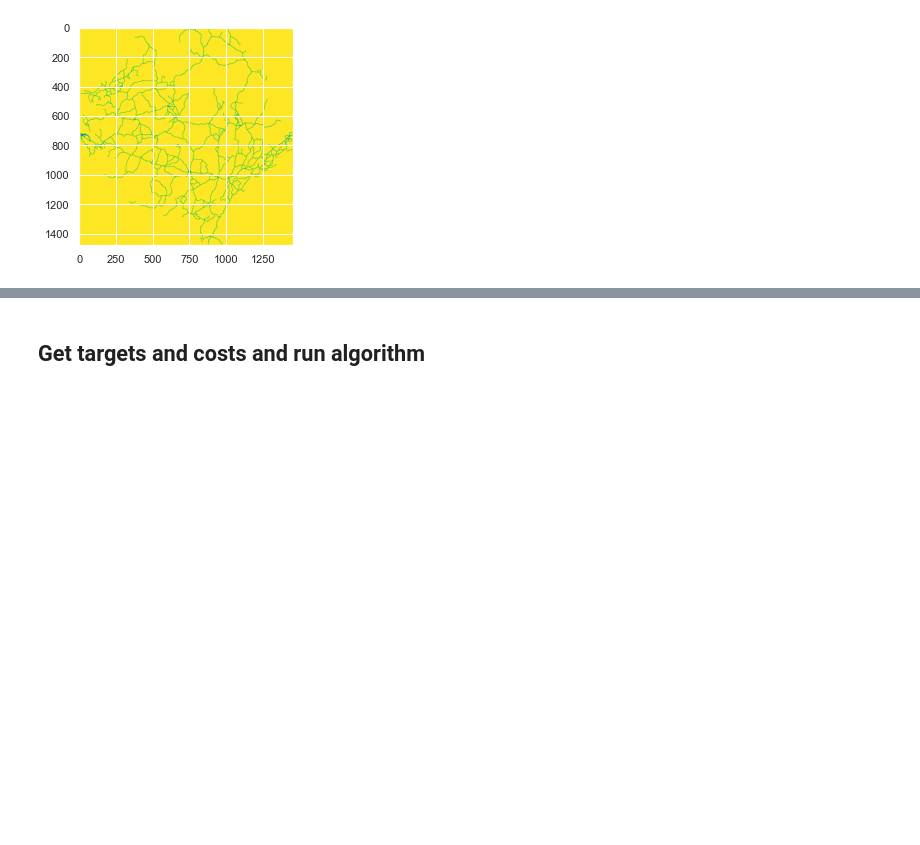
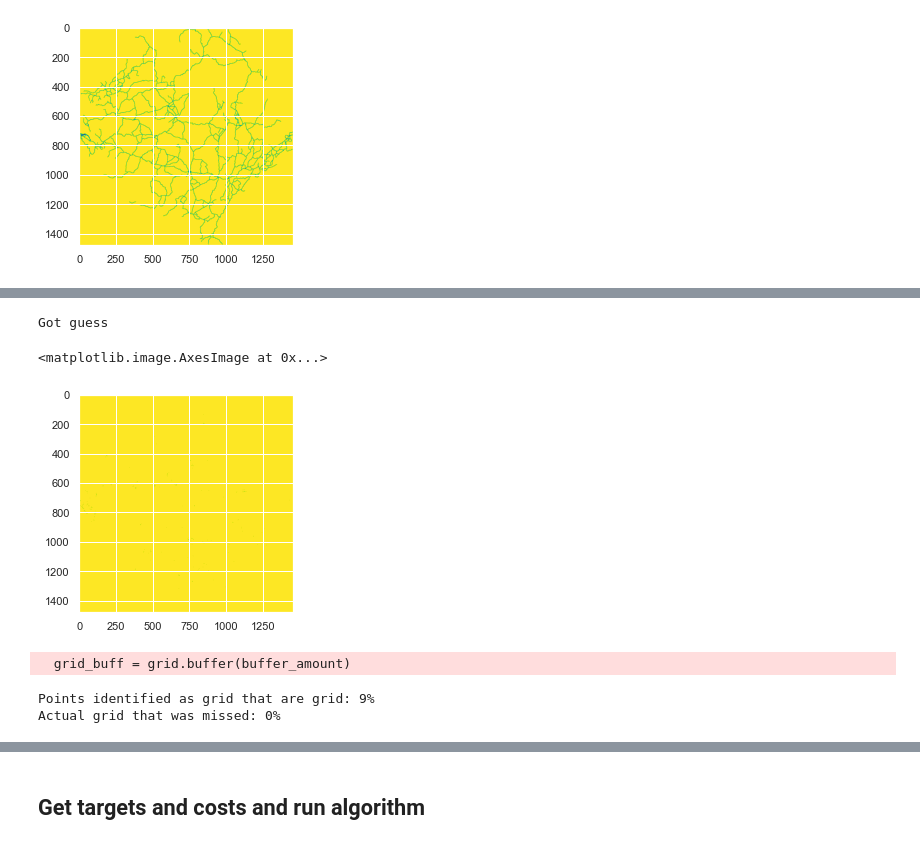
Before and after one commit to akorkovelos/gridfinder, a Jupyter notebook: example.ipynb, the cells around one changed output, grey strips where cells are left out. Cells and saved outputs as stored; diff of their text form; code cells hidden in the pictures; blank space fills up the shorter version.

```diff
--- a/example.ipynb
+++ b/example.ipynb
@@ -47,7 +47,7 @@ animate_out = folder_out / 'animated'
 percentile = 70      # percentile value to use when merging monthly NTL rasters
 ntl_threshold = 0.1  # threshold when converting filtered NTL to binary (probably shouldn't change)
 upsample_by = 2      # factor by which to upsample before processing roads (both dimensions are scaled by this)
-cutoff = 0.0         # cutoff to apply to output dist raster, values below this are considered grid
+cutoff = 0.5         # cutoff to apply to output dist raster, values below this are considered grid
 # %% [markdown]
 ## Clip  and merge monthly rasters
 # %%
@@ -126,0 +151,17 @@ Costs prepared
+# %%
+guess, affine = gf.threshold(dist_out, cutoff=cutoff)
+save_raster(guess_out, guess, affine)
+print('Got guess')
+plt.imshow(guess, cmap='viridis')
+# %% [output]
+Got guess
+<matplotlib.image.AxesImage at 0x...>
+[figure, added]
+# %%
+true_pos, false_neg = gf.accuracy(grid_truth, guess_out, aoi_in)
+print(f'Points identified as grid that are grid: {100*true_pos:.0f}%')
+print(f'Actual grid that was missed: {100*false_neg:.0f}%')
+# %% [output]
+  grid_buff = grid.buffer(buffer_amount)
+Points identified as grid that are grid: 9%
+Actual grid that was missed: 0%
```
Also changed, not shown: parts of 7 cells of this notebook, 8 other files.
